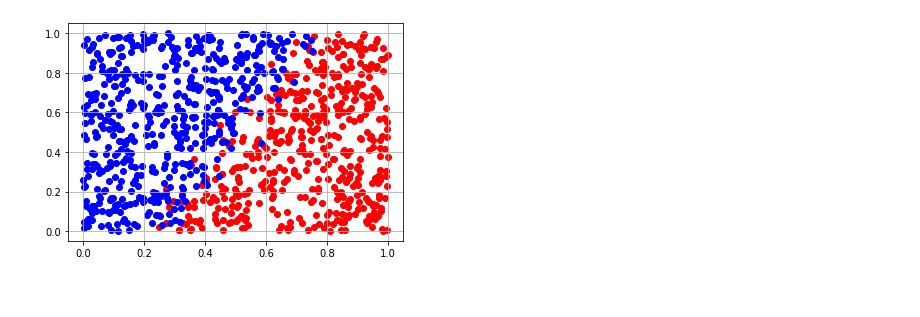
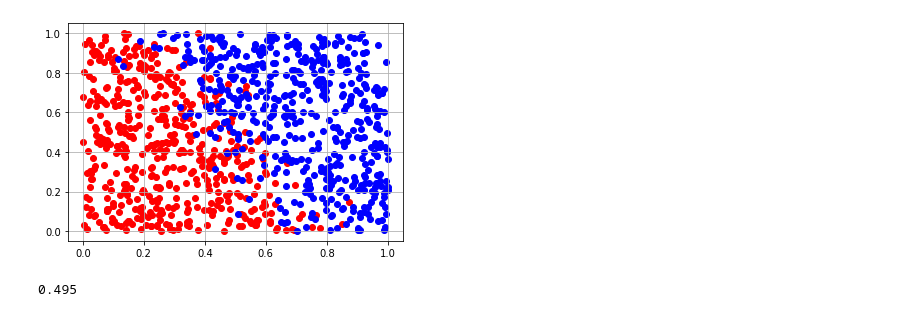
Before and after one commit to lichkkkk/Stanford_cs224n, a Jupyter notebook: algo_impl/logistic_regression/logistic_regression.ipynb, the cells around one changed output. Drawn from its saved outputs; the diff is of its cells as text; code cells hidden in the pictures.

```diff
--- a/algo_impl/logistic_regression/logistic_regression.ipynb
+++ b/algo_impl/logistic_regression/logistic_regression.ipynb
@@ -4,18 +3,17 @@ np.random.seed(20200422)
 import matplotlib.pyplot as plt
 # %%
-# TODO: Is the the same as LR's assumption?
 # generate data [x1, x2] -> 0/1, where 0 <= x < 1
 def gen_data(size, noise):
     X = np.random.rand(size, 2)
-    # divider: y = 2x - 0.5 + gaussian noise
-    y = 1 * (X[:,1] - 2 * X[:,0] + 0.5 + np.random.normal(0, noise, size) > 0)
+    # divider: y = -2x + 1.5 + gaussian noise
+    y = 1 * (X[:,1] + 2 * X[:,0] - 1.5 + np.random.normal(0, noise, size) > 0)
     return X, y
-X, y = gen_data(1000, 0.1)
+X, y = gen_data(1000, 0.2)
 
 fig, ax = plt.subplots()
 ax.scatter(X[y==0,0], X[y==0,1], c='red')
 ax.scatter(X[y==1,0], X[y==1,1], c='blue')
 ax.grid(True)
 plt.show()
 # %% [output]
-[figure, old version]
+[figure, new version]
@@ -21,0 +32,5 @@ plt.show()
+# %%
+curr_accuracy = accuracy(A, X, y)
+print(curr_accuracy)
+# %% [output]
+0.495
```
Also changed, not shown: parts of 5 cells of this notebook.
